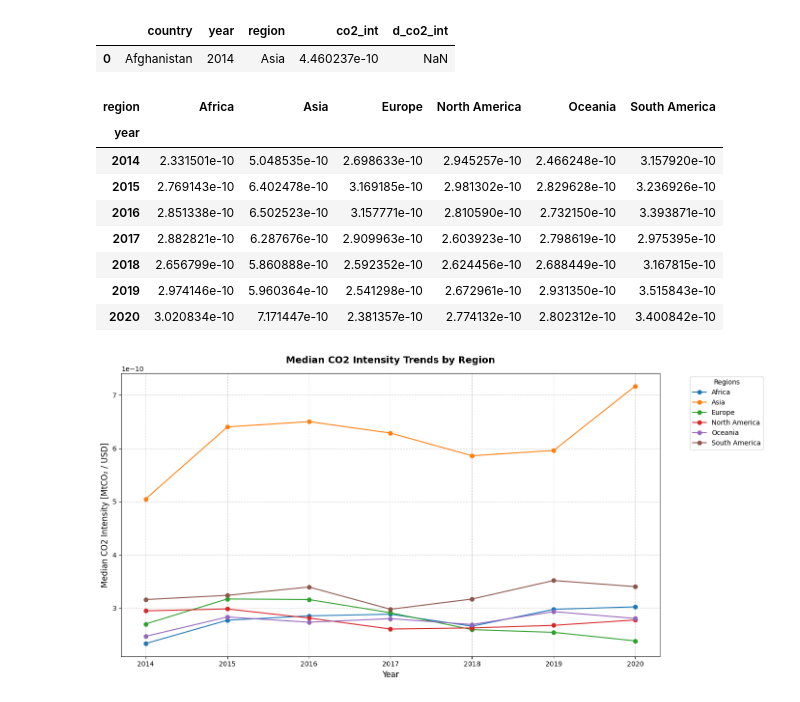
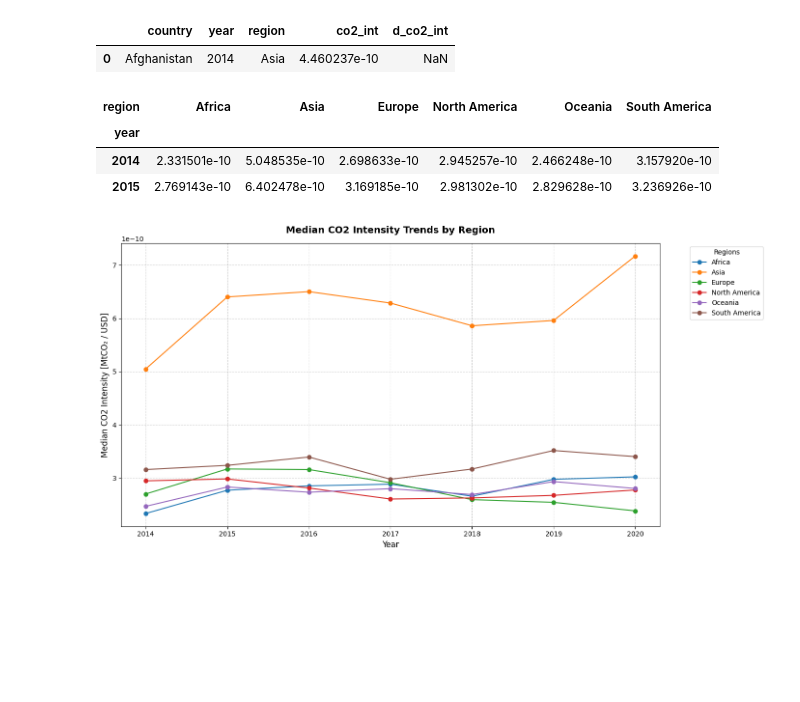
Before and after one commit to cadiyubu/first_project, a Jupyter notebook: notebooks/eda_hypothesis_testing_Diana.ipynb, the cells around one changed output. Drawn from its saved outputs; the diff is of its cells as text; code cells hidden in the pictures; blank space fills up the shorter version.

```diff
--- a/notebooks/eda_hypothesis_testing_Diana.ipynb
+++ b/notebooks/eda_hypothesis_testing_Diana.ipynb
@@ -183,17 +184,12 @@ dec_df.head(1)
 | 0 | Afghanistan | 2014 | Asia | 4.460237e-10 | NaN |
 # %%
 piv_dec_df= dec_df.pivot_table(index='year', columns='region', values='co2_int', aggfunc='median')
-piv_dec_df
+piv_dec_df.head(2)
 # %% [output]
 | region | Africa | Asia | Europe | North America | Oceania | South America |
 | year |  |  |  |  |  |  |
 | 2014 | 2.331501e-10 | 5.048535e-10 | 2.698633e-10 | 2.945257e-10 | 2.466248e-10 | 3.157920e-10 |
 | 2015 | 2.769143e-10 | 6.402478e-10 | 3.169185e-10 | 2.981302e-10 | 2.829628e-10 | 3.236926e-10 |
-| 2016 | 2.851338e-10 | 6.502523e-10 | 3.157771e-10 | 2.810590e-10 | 2.732150e-10 | 3.393871e-10 |
-| 2017 | 2.882821e-10 | 6.287676e-10 | 2.909963e-10 | 2.603923e-10 | 2.798619e-10 | 2.975395e-10 |
-| 2018 | 2.656799e-10 | 5.860888e-10 | 2.592352e-10 | 2.624456e-10 | 2.688449e-10 | 3.167815e-10 |
-| 2019 | 2.974146e-10 | 5.960364e-10 | 2.541298e-10 | 2.672961e-10 | 2.931350e-10 | 3.515843e-10 |
-| 2020 | 3.020834e-10 | 7.171447e-10 | 2.381357e-10 | 2.774132e-10 | 2.802312e-10 | 3.400842e-10 |
 # %%
 #creating the line plot to see CO2 intensity trend per region
 piv_dec_df.plot(kind='line', figsize=(14,7), marker='o')
```
Also changed, not shown: parts of 40 cells of this notebook, 4 other files.
